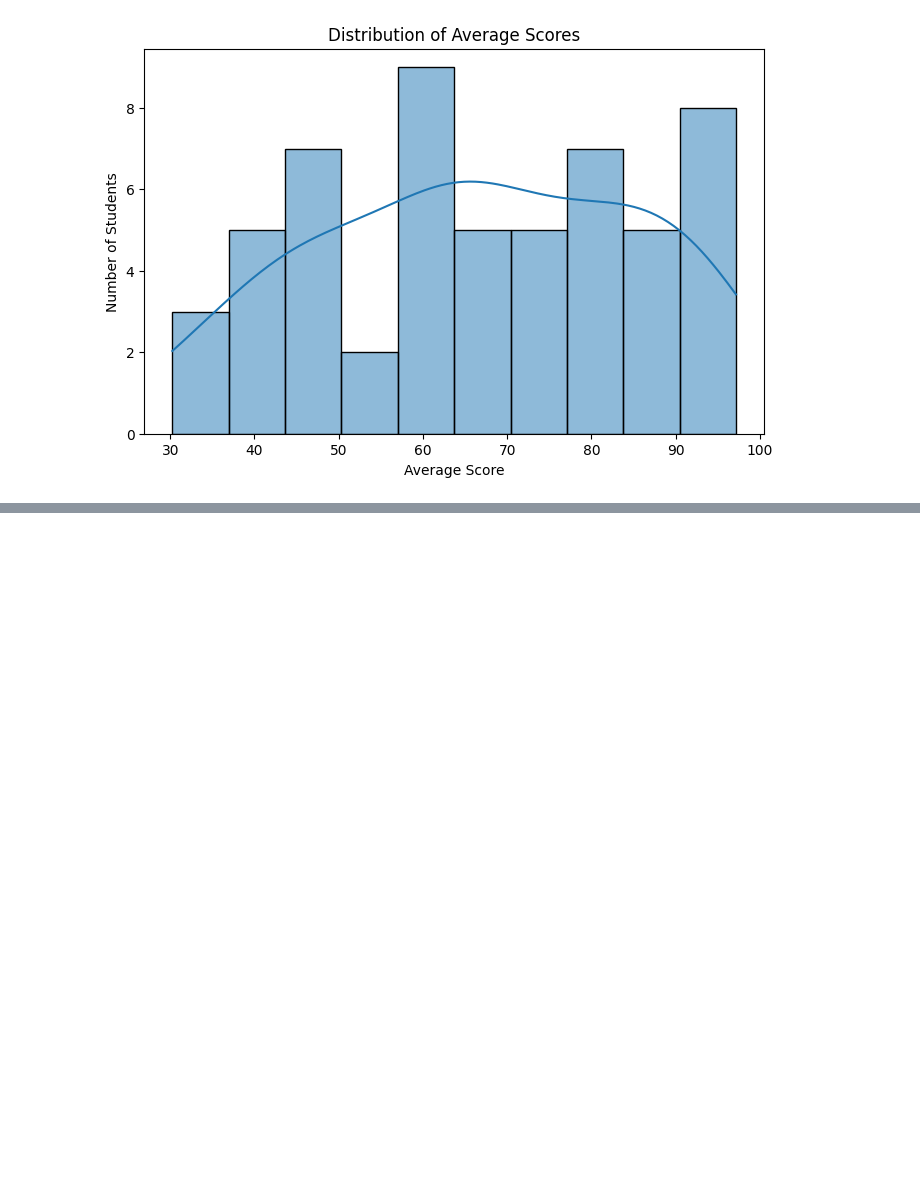
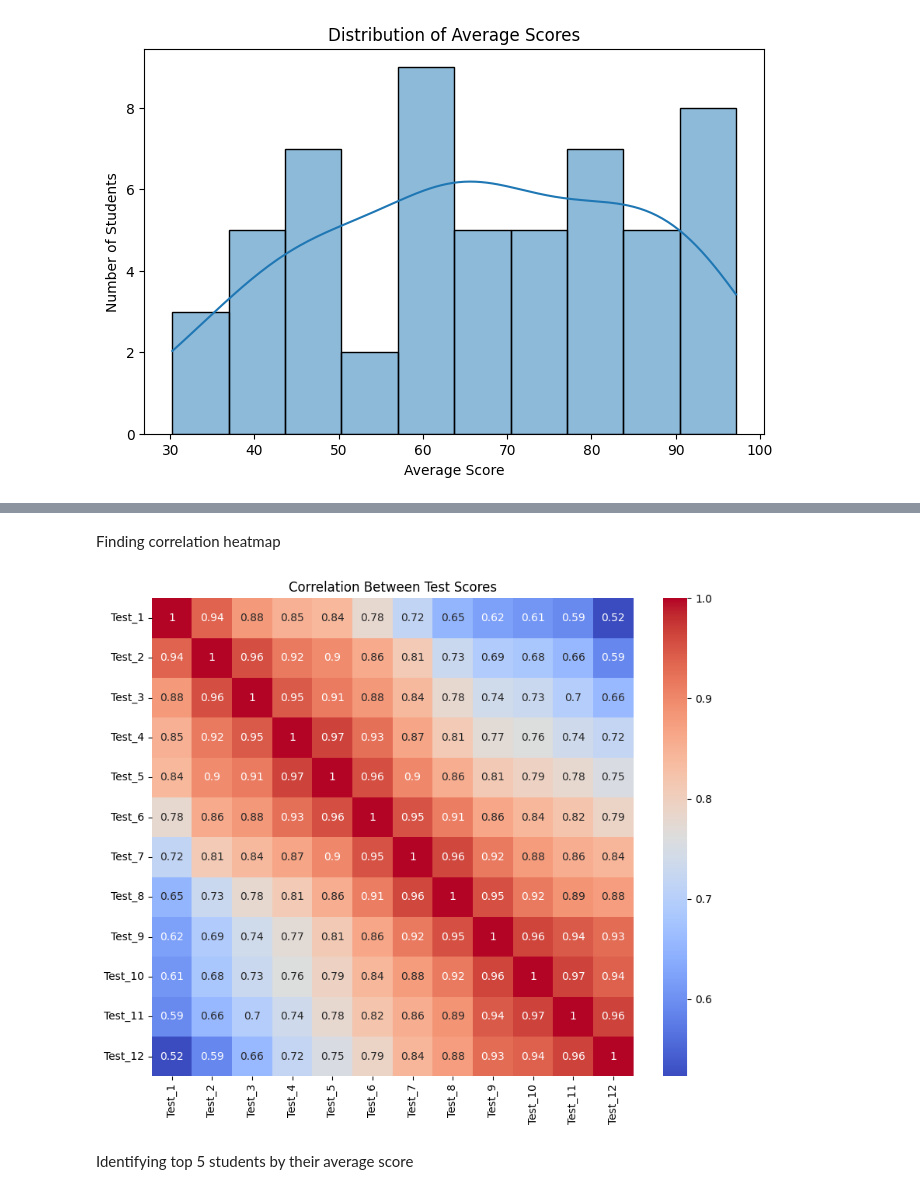
Before and after one commit to Manimegalai4306/Data-Science-Notebook, a Jupyter notebook: Student_scores.ipynb, the cells around one changed output, grey strips where cells are left out. Saved outputs shown, nothing was run; the diff lists cells and outputs as text; code cells hidden in the pictures; blank space fills up the shorter version.

```diff
--- a/Student_scores.ipynb
+++ b/Student_scores.ipynb
@@ -35,0 +77,12 @@ plt.show()
+# %% [markdown]
+Finding correlation heatmap
+# %%
+#correlation heatmap
+plt.figure(figsize=(10,8))
+sns.heatmap(df.loc[:, 'Test_1':'Test_12'].corr(), annot=True, cmap='coolwarm')
+plt.title('Correlation Between Test Scores')
+plt.show()
+# %% [output]
+[figure, added]
+# %% [markdown]
+Identifying top 5 students by their average score
```
Also changed, not shown: parts of 9 cells of this notebook.
